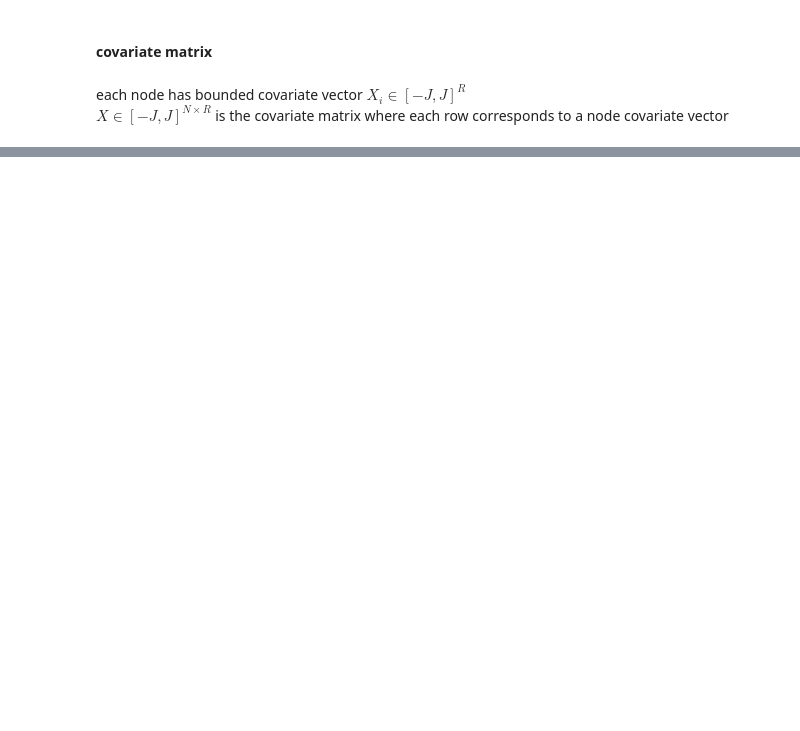
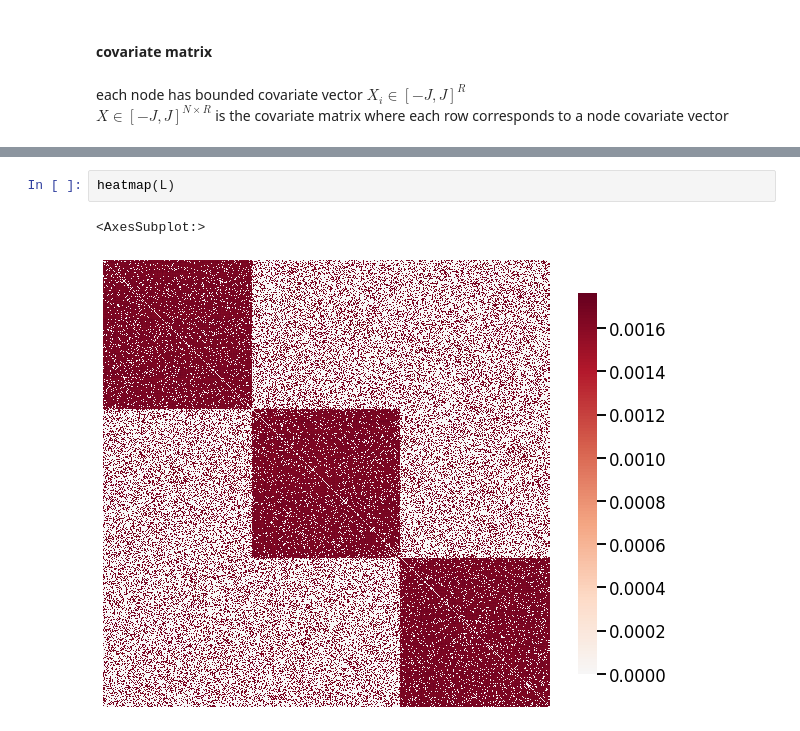
Before and after one commit to loftusa/graspy-personal, a Jupyter notebook: notebooks/casc_paper.ipynb, the cells around one changed output, grey strips where cells are left out. Saved outputs shown, nothing was run; the diff lists cells and outputs as text; blank space fills up the shorter version.

```diff
--- a/notebooks/casc_paper.ipynb
+++ b/notebooks/casc_paper.ipynb
@@ -133,0 +128,5 @@ array([[1, 0, 0],
+# %%
+heatmap(L)
+# %% [output]
+<AxesSubplot:>
+[figure, added]
```
Also changed, not shown: parts of 30 cells of this notebook, 1 other file.
